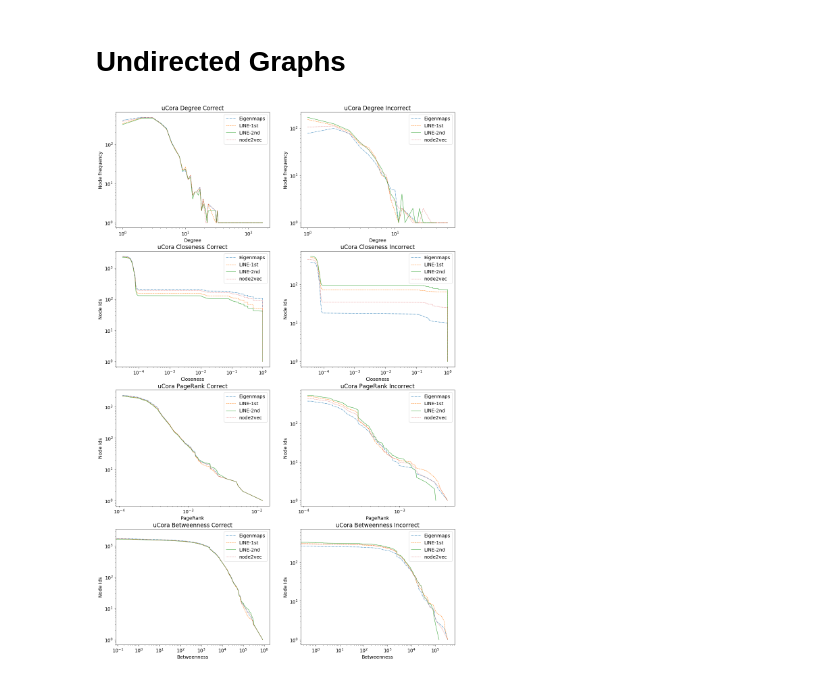
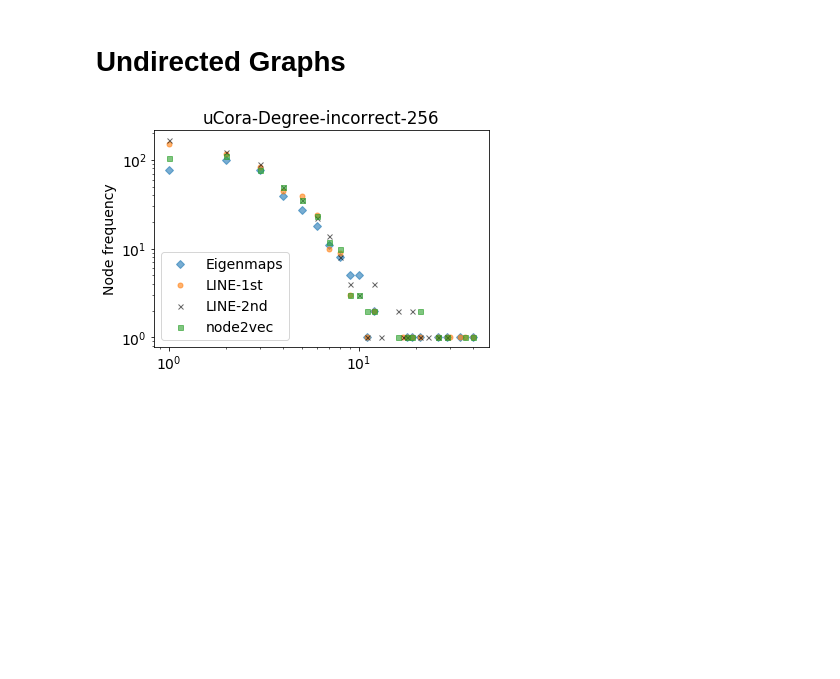
Before and after one commit to nzw0301/grla2018, a Jupyter notebook: code/notebooks/node_classification/powerlaw_on_single_node_classification.ipynb, the cells around one changed output. Cells and saved outputs as stored; diff of their text form; code cells hidden in the pictures; blank space fills up the shorter version.

```diff
--- a/code/notebooks/node_classification/powerlaw_on_single_node_classification.ipynb
+++ b/code/notebooks/node_classification/powerlaw_on_single_node_classification.ipynb
@@ -11,11 +17,10 @@ plt.rcParams['font.size'] = 14
 # %%
 data_parent_dir = './../../../data/'
-classification_results = pd.read_csv(data_parent_dir + 'best_result.tsv', sep='\t')
 markers = {
-    'Eigenmaps': 'v',
-    'LINE-1st': 'o',
-    'LINE-2nd': 'x',
-    'node2vec': 's'
+    'Eigenmaps': 'D',
+    'LINE-1st':  'o',
+    'LINE-2nd':  'x',
+    'node2vec':  's'
 }
 
 linestyles = {
@@ -28,7 +33,6 @@ linestyles = {
 colors = {
     'Eigenmaps': '#1f77b4',
     'LINE-1st': '#ff7f0e',
-    'LINE-2nd': '#2ca02c',
-    'node2vec': '#000000'
+    'LINE-2nd': '#000000',
+    'node2vec': '#2ca02c'
 }
-classification_results.dropna(inplace=True) # remove eigenmaps result of flicker
@@ -96,59 +194,69 @@ for dname in dnames:
 # Undirected Graphs
 # %%
 property_names = ['unnormalized_degree', 'unnormalized_closeness', 'pagerank', 'unnormalized_betweenness']
+# dnames = ['uCora']
 dnames = ['uCora', 'uPubMed', 'BlogCatalog', 'Flickr']
 special_dataset_names = ['uCora', 'uPubMed']
+dim = '256'
+
+classification_results = pd.read_csv(data_parent_dir + 'best_result-{}.tsv'.format(dim), sep='\t')
+classification_results.dropna(inplace=True) # remove eigenmaps result of flickr
+
 for dname in dnames:
     result_df = classification_results[(classification_results['dataset'] == dname)]
     if dname in special_dataset_names:
         data_dir = data_parent_dir + dname[1:] + '/'
         df = pd.read_csv(data_dir + 'node_feature.csv.as_undirected')
     else:
         data_dir = data_parent_dir + dname + '/'
         df = pd.read_csv(data_dir + 'node_feature.csv')
 
     num_nodes = len(df)
-    fig, axes = plt.subplots(nrows=len(property_names), ncols=2, figsize=(18, 29))
 
     for r, property_name in enumerate(property_names):
         all_values = df[property_name].values
         if property_name == 'pagerank':
             property_name = 'PageRank'
         else:
             property_name = property_name.split('_')[1].capitalize()
 
+        # incorrect
         for _, record in result_df.iterrows():
             param = record['param']
             model = record['model']
 
-            incorrect_nodes = np.array(list(map(int, record['incorrect_ids'].split())))
-            correct_nodes = np.array([node_id for node_id in np.arange(num_nodes) if node_id not in incorrect_nodes])
-            correct_and_incorrect_dict = {'Correct': correct_nodes, 'Incorrect': incorrect_nodes}
+            nodes = np.array(list(map(int, record['incorrect_ids'].split())))
+            centralities = all_values[nodes]
 
-            for c, (label, nodes) in enumerate(correct_and_incorrect_dict.items()):
-                # cumsum for continuous data
-                centralities = all_values[nodes]
-                if 'Degree' == property_name:
-                    # freq for discrete data
-                    freq_centrality = Counter(centralities)
-                    x, y = [c for c in sorted(freq_centrality)], [freq_centrality[c] for c in sorted(freq_centrality)]
-                    ylabel = 'Node frequency'
-                else:
-                    x = sorted(centralities)
-                    y = np.arange(len(x))[::-1] + 1
-                    ylabel = 'Node Ids'
+            if 'Degree' == property_name:
+                # freq for discrete data
+                freq_centrality = Counter(centralities)
+                x, y = [c for c in sorted(freq_centrality)], [freq_centrality[c] for c in sorted(freq_centrality)]
+                ylabel = 'Node frequency'
+            else:
+                x = sorted(centralities)
+                y = np.arange(len(x))[::-1] + 1
+                ylabel = 'Node IDs'
 
-                axes[r, c].plot(x, y,
-                                label=model,
-                                linewidth=1,
-                                linestyle=linestyles[model])
-                axes[r, c].set_title(dname + ' ' + property_name + ' ' + label)
-                axes[r, c].set_ylabel(ylabel)
-                axes[r, c].set_xlabel('{}'.format(property_name))
-                axes[r, c].set_xscale('log')
-                axes[r, c].set_yscale('log')
-                axes[r, c].legend()
+            plt.plot(x,
+                     y,
+                     markers[model],
+                     label=model,
+                     color=colors[model],
+                     alpha=0.6,
+                     markersize=5.)
 
-    plt.show()
+        plt.ylabel(ylabel)
+        if property_name == 'Betweenness':
+            plt.xscale('symlog')
+            plt.yscale('symlog')
+        else:
+            plt.xscale('log')
+            plt.yscale('log')
+        fig = plt.legend(loc=3)
+
+        plt.savefig('../../../doc/cikm2018/images/{}-{}-{}-{}.pdf'.format(dname, property_name, 'incorrect', dim), bbox_inches='tight')
+        plt.title('{}-{}-{}-{}'.format(dname, property_name, 'incorrect', dim))
+        plt.show()
 # %% [output]
-[figure, old version]
+[figure, new version]
```
Also changed, not shown: parts of 7 cells of this notebook.
